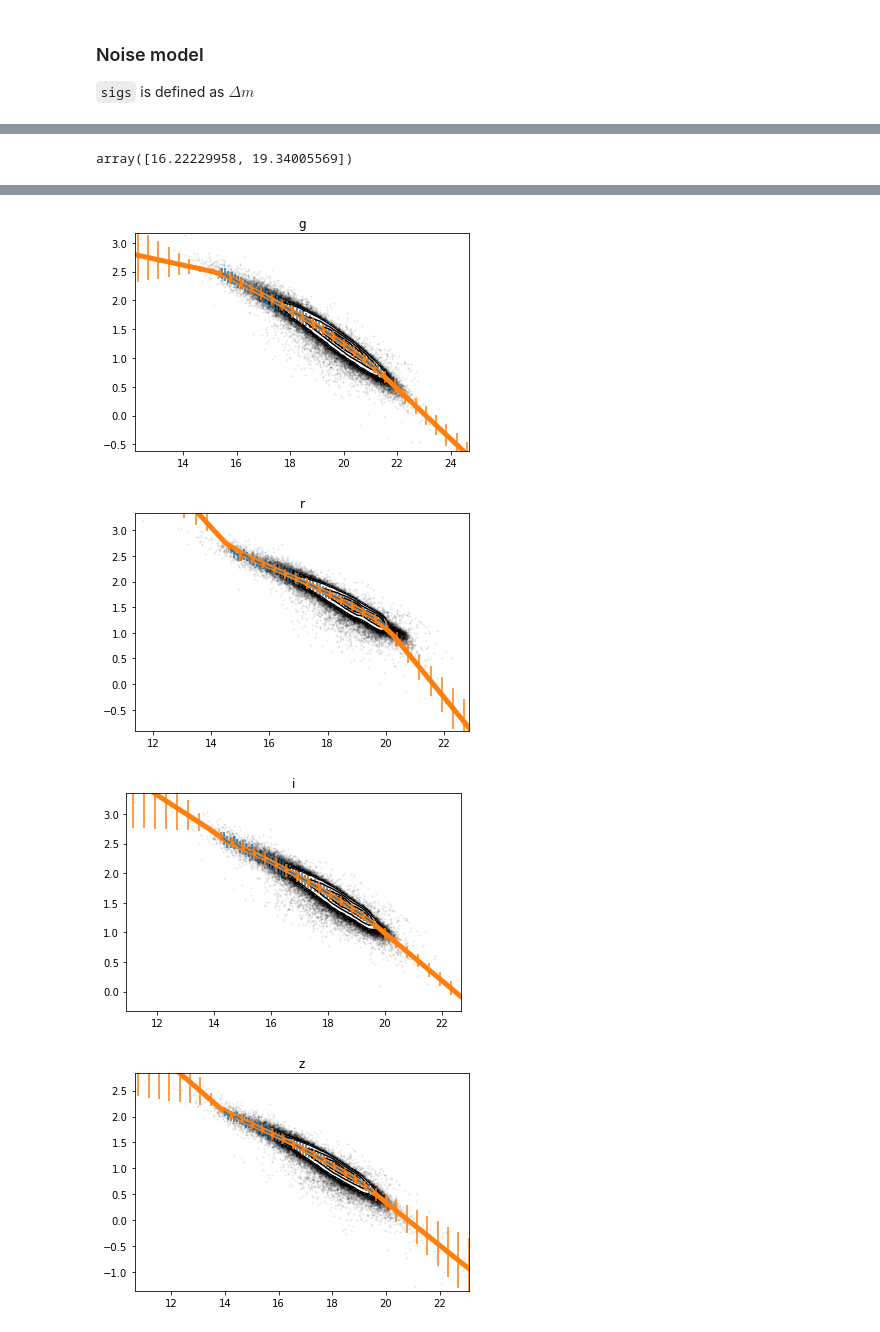
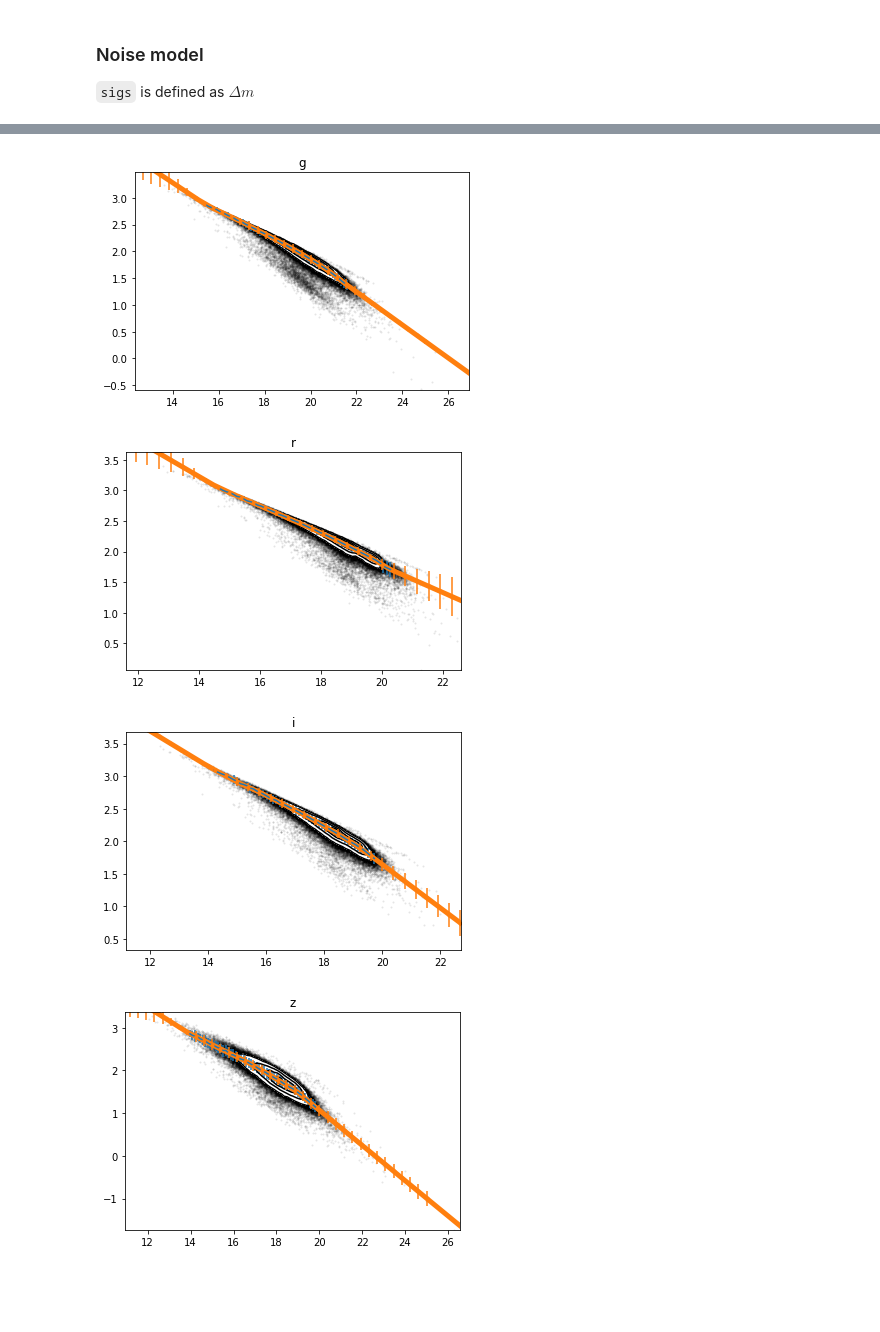
Before and after one commit to AstroJacobLi/popsed, a Jupyter notebook: notebooks/forward_model/noise_model/GAMA_nosie_model_DR3_apmatch_linearNoise.ipynb, the cells around one changed output, grey strips where cells are left out. Saved outputs shown, nothing was run; the diff lists cells and outputs as text; code cells hidden in the pictures; blank space fills up the shorter version.

```diff
--- a/notebooks/forward_model/noise_model/GAMA_nosie_model_DR3_apmatch_linearNoise.ipynb
+++ b/notebooks/forward_model/noise_model/GAMA_nosie_model_DR3_apmatch_linearNoise.ipynb
@@ -23,10 +25,10 @@ gama_cat = Table.read('./reference_catalog/GAMA/DR3ApMatchPhotStellarMass.fits')
 print(len(gama_cat))
 
 filters = list('ugrizYJHK')
-mags = np.vstack([gama_cat[col].data for col in [f'MAG_AUTO_{filt}' for filt in filters]]).T
-mags_err = np.vstack([gama_cat[col].data for col in [f'MAGERR_AUTO_{filt}' for filt in filters]]).T
-fluxes = np.vstack([gama_cat[col].data for col in [f'FLUX_AUTO_{filt}' for filt in filters]]).T
-fluxes_err = np.vstack([gama_cat[col].data for col in [f'FLUXERR_AUTO_{filt}' for filt in filters]]).T
+mags = np.vstack([gama_cat[col].data for col in [f'MAG_{PHOT}_{filt}' for filt in filters]]).T
+mags_err = np.vstack([gama_cat[col].data for col in [f'MAGERR_{PHOT}_{filt}' for filt in filters]]).T
+fluxes = np.vstack([gama_cat[col].data for col in [f'FLUX_{PHOT}_{filt}' for filt in filters]]).T
+fluxes_err = np.vstack([gama_cat[col].data for col in [f'FLUXERR_{PHOT}_{filt}' for filt in filters]]).T
 
 flag = np.all((mags != 99.0), axis=1) & np.all((mags != -9999.0), axis=1) & np.all((mags != -99.0), axis=1)
 flag &= np.all(fluxes_err > 0, axis=1)
@@ -34,10 +36,8 @@ flag &= np.all(fluxes > 0, axis=1)
 flag &= ((mags[:, 6] - mags[:, 8]) > 0.025) #& (mags[:, 2] < 19.65)
 flag &= (mags[:, 0] < 90)# & (mags[:, 0] < 25)
 flag &= (gama_cat['logmintsfh'] > 0) # exclude -99.0
+flag &= (mags[:, 0] < 30)
 
-flag &= (mags[:, 0] < 30)
-# flag &= (mags_err[:, 0] < 0.6)
-# flag &= #np.all(snrs[:, 0:1] >= 2, axis=1) # SNR cut
 gama_cat = gama_cat[flag]
 print(len(gama_cat))
 # %% [output]
@@ -56,13 +46,13 @@ plt.hist((gama_cat['FLUX_AUTO_u'] / gama_cat['FLUXERR_AUTO_u']).data)
 # %%
 filters = list('ugrizYJHK')
-mags = np.vstack([gama_cat[col].data for col in [f'MAG_AUTO_{filt}' for filt in filters]]).T
-mags_err = np.vstack([gama_cat[col].data for col in [f'MAGERR_AUTO_{filt}' for filt in filters]]).T
+mags = np.vstack([gama_cat[col].data for col in [f'MAG_{PHOT}_{filt}' for filt in filters]]).T
+mags_err = np.vstack([gama_cat[col].data for col in [f'MAGERR_{PHOT}_{filt}' for filt in filters]]).T
+
+filters = list('ugrizYJHK')
+fluxes = np.vstack([gama_cat[col].data for col in [f'FLUX_{PHOT}_{filt}' for filt in filters]]).T
+fluxes_err = np.vstack([gama_cat[col].data for col in [f'FLUXERR_{PHOT}_{filt}' for filt in filters]]).T
+
+zp = 30
-# %%
-filters = list('ugrizYJHK')
-fluxes = np.vstack([gama_cat[col].data for col in [f'FLUX_AUTO_{filt}' for filt in filters]]).T
-fluxes_err = np.vstack([gama_cat[col].data for col in [f'FLUXERR_AUTO_{filt}' for filt in filters]]).T
-
-zp = 30
 # %%
 logsnrs = np.log10(fluxes / fluxes_err)
 # %%
@@ -241,16 +142,12 @@ from scipy.interpolate import interp1d
 from scipy.stats import binned_statistic
 from scipy.interpolate import interp1d
 def trimmed_median(x):
-    xlim = np.quantile(x, [0.0, 0.999]) #0.998
+    xlim = np.quantile(x, [0.01, 0.99]) #0.998
     return np.median(x[(x > xlim[0]) & (x < xlim[1])])
 
 def trimmed_std(x):
-    xlim = np.quantile(x, [0.0, 0.999])
+    xlim = np.quantile(x, [0.01, 0.99])
     return np.std(x[(x > xlim[0]) & (x < xlim[1])])
-# %%
-np.nanquantile(mags[clean,i], [0.04, 0.96])
-# %% [output]
-array([16.22229958, 19.34005569])
 # %%
 meds_sigs, stds_sigs = [], []
 
@@ -258,10 +155,11 @@ meds_sigs, stds_sigs = [], []
 for i in range(5): #range(len(filters)):
     clean = (np.isfinite(mags[:,i]))# & (sigs[:,i] < np.max([np.quantile(sigs[:,i], 0.99), 0.5])))
 
+    low = 0.003 if i == 0 else 0.001
     med_sig, mags_edges, _ = binned_statistic(mags[clean,i], sigs[clean,i], statistic=trimmed_median,
-                                              range=np.nanquantile(mags[clean,i], [0.001, 0.98]), bins=50)
+                                              range=np.nanquantile(mags[clean,i], [low, 0.99]), bins=50)
     std_sig, mags_edges, _ = binned_statistic(mags[clean,i], sigs[clean,i], statistic=trimmed_std,
-                                              range=np.nanquantile(mags[clean,i], [0.001, 0.98]), bins=50)
+                                              range=np.nanquantile(mags[clean,i], [low, 0.99]), bins=50)
 
     finite = (np.isfinite(med_sig) & np.isfinite(std_sig))
     meds_sigs.append(interp1d(0.5*(mags_edges[1:] + mags_edges[:-1])[finite], med_sig[finite],
@@ -288,4 +186,4 @@ for i in range(5): #range(len(filters)):
-[figure, old version]
+[figure, new version]
-[figure, old version]
+[figure, new version]
-[figure, old version]
+[figure, new version]
-[figure, old version]
+[figure, new version]
```
Also changed, not shown: parts of 45 cells of this notebook, 8 other files.
